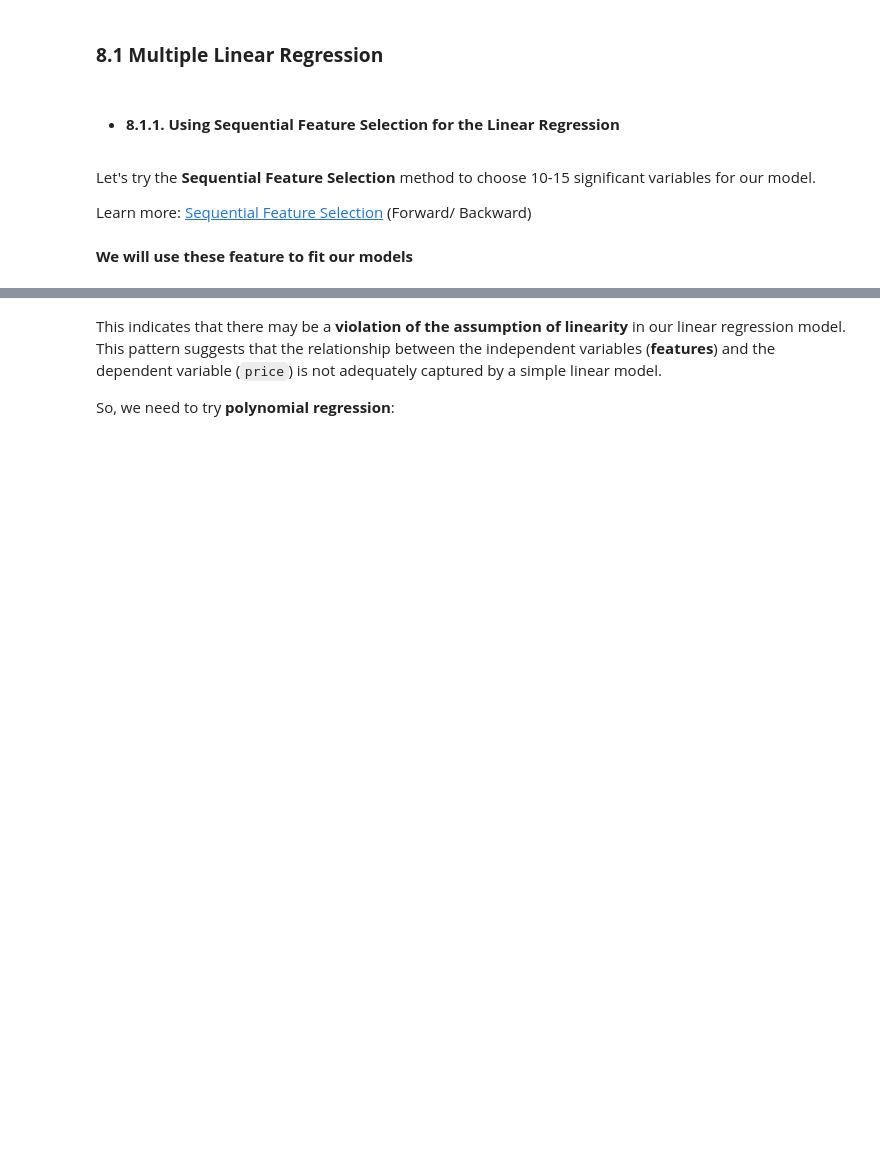
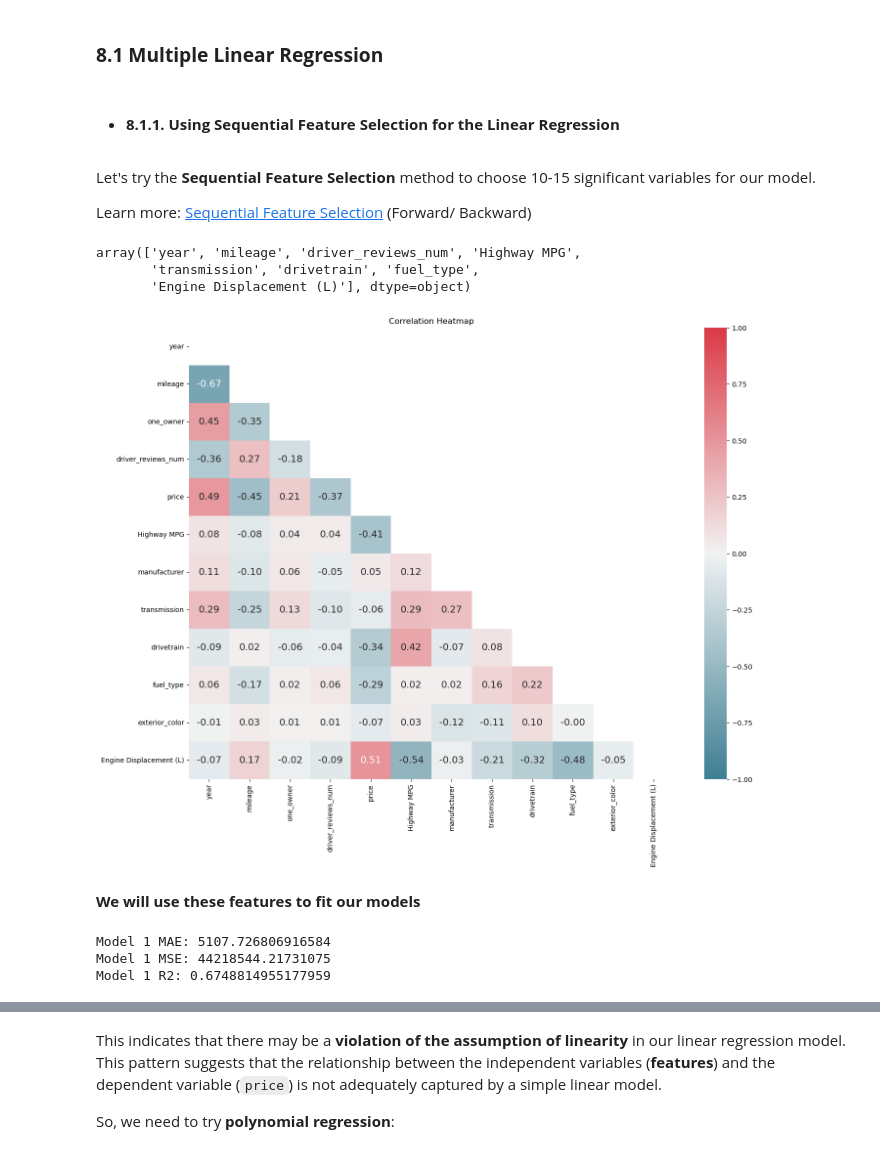
Before and after one commit to syl21b/Car-Price-Prediction, a Jupyter notebook: Car Price Prediction.ipynb, the cells around one changed output, grey strips where cells are left out. Cells and saved outputs as stored; diff of their text form; code cells hidden in the pictures; blank space fills up the shorter version.

```diff
--- a/Car Price Prediction.ipynb
+++ b/Car Price Prediction.ipynb
@@ -771,3 +1079,7 @@ drivetrain,
 fuel_type,
 exterior_color,
 Engine Displacement (L),** in dataframe `df2`
+# %%
+'''columns_to_select = ['year', 'mileage', 'one_owner', 'driver_reviews_num', 'Highway MPG', 'manufacturer', 'transmission', 'drivetrain', 'fuel_type', 'exterior_color', 'Engine Displacement (L)']
+
+cleaned_df = cleaned_df[columns_to_select]'''
@@ -776,5 +1090,5 @@ Engine Displacement (L),** in dataframe `df2`
 <font color = 'blue'>
 ## **7. Data Splitting**
 # %%
-cleaned_df=cleaned_df.sample(n=20000)
-cleaned_df = cleaned_df.reset_index(drop =True)
+'''df2=df2.sample(n=20000)
+df2 = df2.reset_index(drop =True)'''
@@ -781,5 +1097,5 @@ cleaned_df = cleaned_df.reset_index(drop =True)
 # %%
-'''X = df2.drop('price', axis =1)
-Y= df2['price']'''
-X = cleaned_df.drop('price', axis =1)
-Y= cleaned_df['price']
+X = df2.drop('price', axis =1)
+Y= df2['price']
+'''X = cleaned_df.drop('price', axis =1)
+Y= cleaned_df['price']'''
@@ -808,11 +1128,17 @@ Learn more: [Sequential Feature Selection](https://scikit-learn.org/stable/modul
 # %%
 
 lasso_reg=Lasso(fit_intercept= True, random_state = random_state)
-sfs = SequentialFeatureSelector(lasso_reg, direction ='forward',  n_features_to_select=15).fit(X_train, y_train)
+sfs = SequentialFeatureSelector(lasso_reg, direction ='forward',  n_features_to_select=8).fit(X_train, y_train)
 # %%
 best_features=sfs.get_feature_names_out()
 best_features
+# %% [output]
+array(['year', 'mileage', 'driver_reviews_num', 'Highway MPG',
+       'transmission', 'drivetrain', 'fuel_type',
+       'Engine Displacement (L)'], dtype=object)
 # %%
-heat_map(cleaned_df, best_features)
+heat_map(df2, best_features)
+# %% [output]
+[figure, added]
 # %% [markdown]
-**We will use these feature to fit our models**
+**We will use these features to fit our models**
@@ -828,10 +1156,14 @@ mae = mean_absolute_error(y_test, y_pred)
 mse = mean_squared_error(y_test, y_pred)
 r2 = r2_score(y_test, y_pred)
 
-# Print or store the evaluation results
+
 print("Model 1 MAE:", mae)
 print("Model 1 MSE:", mse)
 print("Model 1 R2:", r2)
+# %% [output]
+Model 1 MAE: 5107.726806916584
+Model 1 MSE: 44218544.21731075
+Model 1 R2: 0.6748814955177959
 # %%
 
 
```
Also changed, not shown: parts of 109 cells of this notebook, 1 other file.
